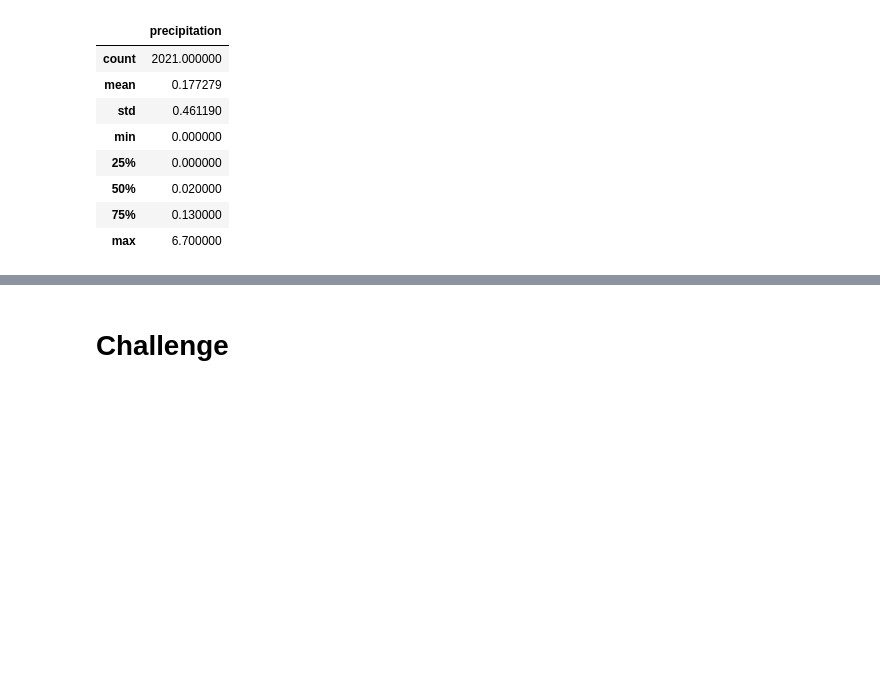
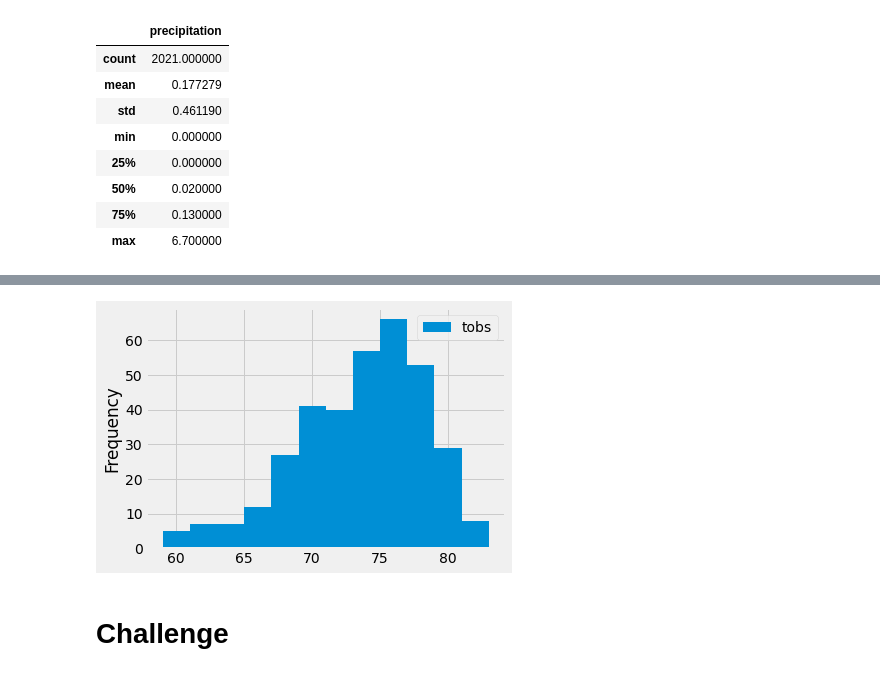
Before and after one commit to c-geisel/Surfs_Up, a Jupyter notebook: climate_analysis.ipynb, the cells around one changed output, grey strips where cells are left out. Drawn from its saved outputs; the diff is of its cells as text; code cells hidden in the pictures; blank space fills up the shorter version.

```diff
--- a/climate_analysis.ipynb
+++ b/climate_analysis.ipynb
@@ -127,0 +149,11 @@ df.describe()
+# %%
+# Choose the station with the highest number of temperature observations.
+#pull the total observations column (tobs) and filter by most active station.
+#filter to most recent year and use .all() to return results as a list.
+results = session.query(Measurement.tobs).\
+filter(Measurement.station == 'USC00519281').\
+filter(Measurement.date >= prev_year).all()
+
+#convert data to a df
+df = pd.DataFrame(results, columns=['tobs'])
+print(df)
@@ -128,3 +175,11 @@ df.describe()
+# %%
+# plot the df results as a histogram. separate data into 12 bins. use plot and hist to create the graph.
+df.plot.hist(bins=12)
+
+#Using plt.tight_layout() to compress x-axis labels to fit into box holding our plot.
+plt.tight_layout()
+# %% [output]
+[figure, added]
 # %%
 # Write a function called `calc_temps` that will accept start date and end date in the format '%Y-%m-%d'
 # and return the minimum, average, and maximum temperatures for that range of dates
```
Also changed, not shown: parts of 7 cells of this notebook.
